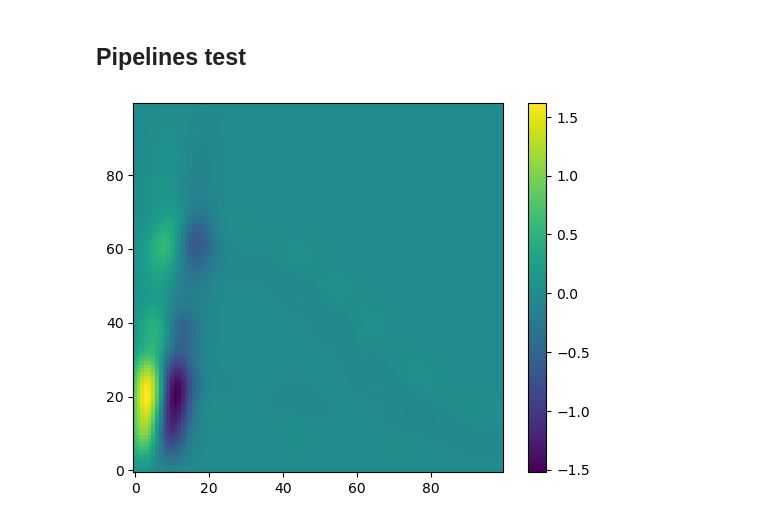
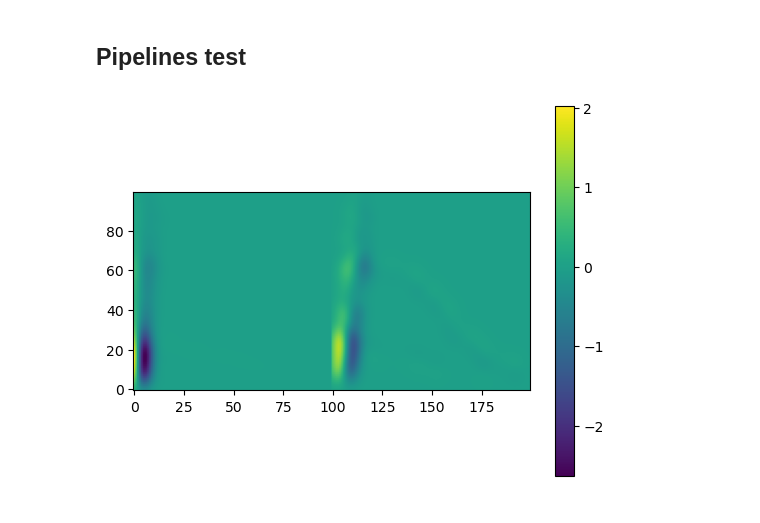
Before and after one commit to DavidLapous/multipers-signed-measure, a Jupyter notebook: Test_rank-decomposition.ipynb, the cells around one changed output. Saved outputs shown, nothing was run; the diff lists cells and outputs as text; code cells hidden in the pictures.

```diff
--- a/Test_rank-decomposition.ipynb
+++ b/Test_rank-decomposition.ipynb
@@ -92,14 +92,14 @@ grid_shape = np.asarray([100,100])
 # %%
 cst = mp.SimplexTreeMulti(simplextree)
 filtration_grid = cst.get_filtration_grid(resolution=grid_shape)
-ToSM = SimplexTree2SignedMeasure(degrees = [1], filtration_grid=filtration_grid, num_collapses=100, max_dimension=2)
+ToSM = SimplexTree2SignedMeasure(degrees = [0,1], filtration_grid=filtration_grid, num_collapses=100, max_dimension=2)
 signed_measure = ToSM.fit_transform([cst])
 filtration_grid = ToSM.filtration_grid
 sm_vect = SignedMeasure2img(filtration_grid=filtration_grid, bandwidth=.1).fit_transform(signed_measure)
 
 for img in sm_vect:
     plt.imshow(img.T, origin="lower")
     plt.colorbar()
     plt.show()
 # %% [output]
-[figure, old version]
+[figure, new version]
```
Also changed, not shown: parts of 6 cells of this notebook, 4 other files.
